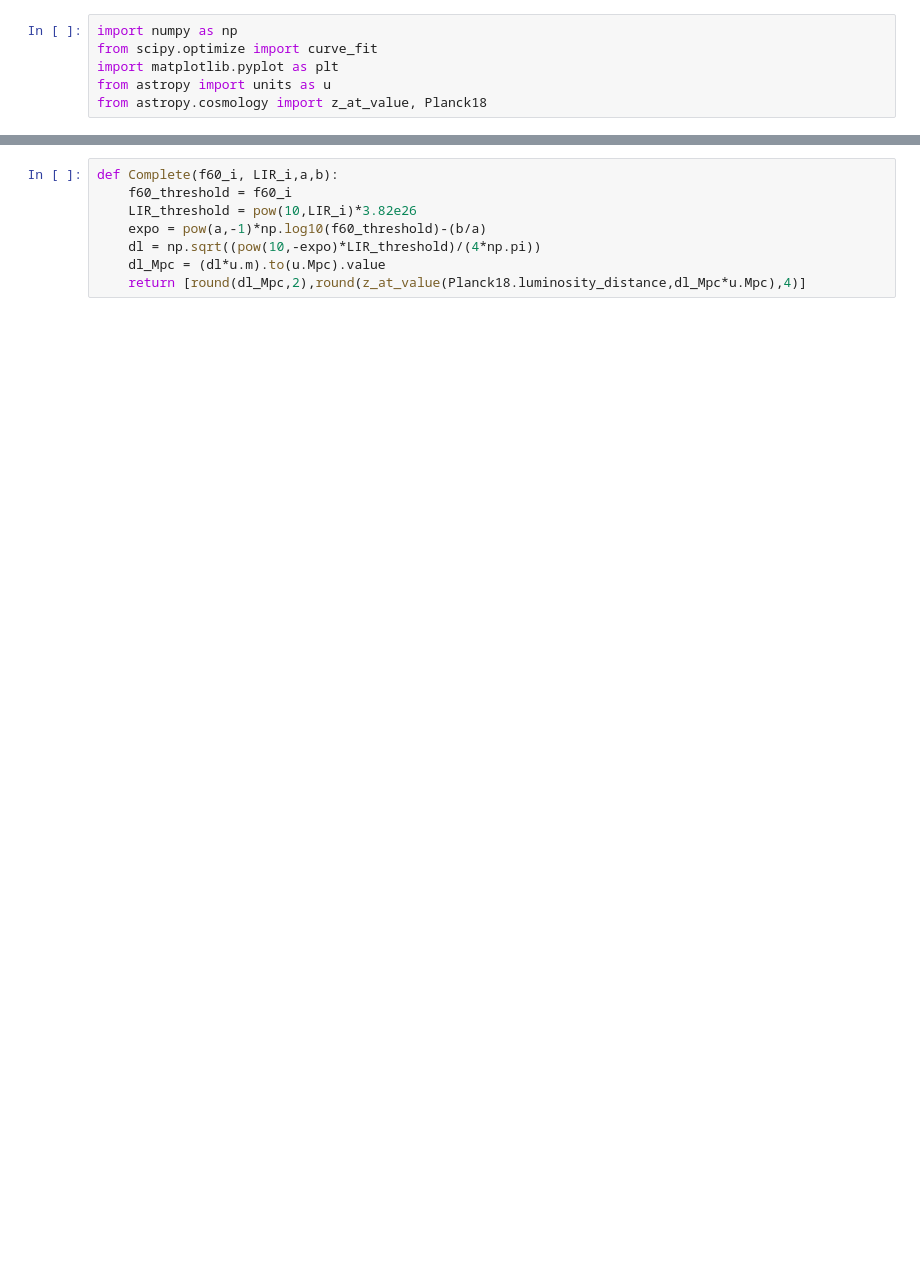
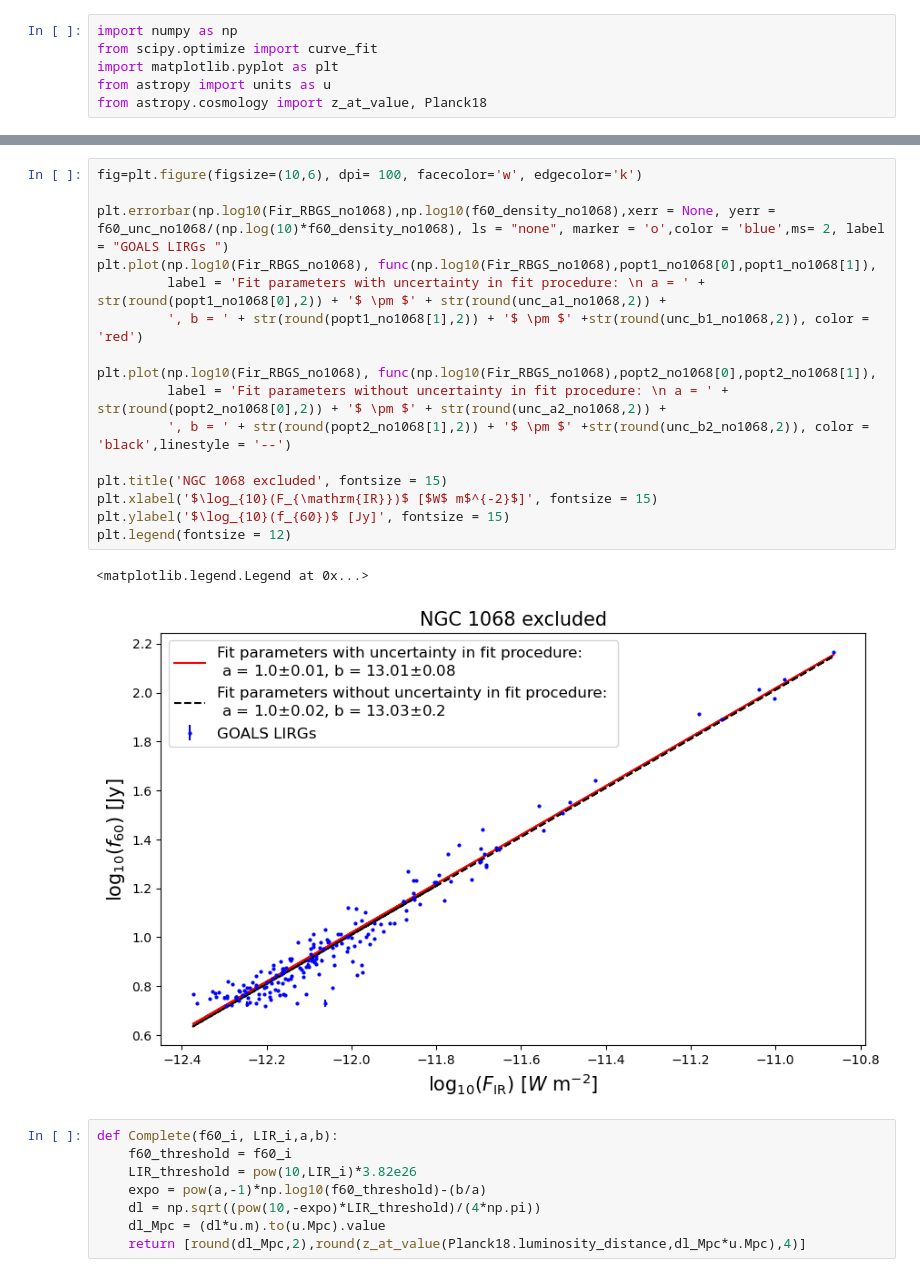
Before and after one commit to YarnoMerckx/diffuse-neutrino-flux-u-lirgs, a Jupyter notebook: Completeness_folder/Completeness.ipynb, the cells around one changed output, grey strips where cells are left out. Cells and saved outputs as stored; diff of their text form; blank space fills up the shorter version.

```diff
--- a/Completeness_folder/Completeness.ipynb
+++ b/Completeness_folder/Completeness.ipynb
@@ -40,3 +88,22 @@ plt.legend(fontsize = 15)
+# %%
+fig=plt.figure(figsize=(10,6), dpi= 100, facecolor='w', edgecolor='k')
+
+plt.errorbar(np.log10(Fir_RBGS_no1068),np.log10(f60_density_no1068),xerr = None, yerr = f60_unc_no1068/(np.log(10)*f60_density_no1068), ls = "none", marker = 'o',color = 'blue',ms= 2, label = "GOALS LIRGs ")
+plt.plot(np.log10(Fir_RBGS_no1068), func(np.log10(Fir_RBGS_no1068),popt1_no1068[0],popt1_no1068[1]),
+         label = 'Fit parameters with uncertainty in fit procedure: \n a = ' + str(round(popt1_no1068[0],2)) + '$ \pm $' + str(round(unc_a1_no1068,2)) +
+         ', b = ' + str(round(popt1_no1068[1],2)) + '$ \pm $' +str(round(unc_b1_no1068,2)), color = 'red')
+
+plt.plot(np.log10(Fir_RBGS_no1068), func(np.log10(Fir_RBGS_no1068),popt2_no1068[0],popt2_no1068[1]),
+         label = 'Fit parameters without uncertainty in fit procedure: \n a = ' + str(round(popt2_no1068[0],2)) + '$ \pm $' + str(round(unc_a2_no1068,2)) +
+         ', b = ' + str(round(popt2_no1068[1],2)) + '$ \pm $' +str(round(unc_b2_no1068,2)), color = 'black',linestyle = '--')
+
+plt.title('NGC 1068 excluded', fontsize = 15)
+plt.xlabel('$\log_{10}(F_{\mathrm{IR}})$ [$W$ m$^{-2}$]', fontsize = 15)
+plt.ylabel('$\log_{10}(f_{60})$ [Jy]', fontsize = 15)
+plt.legend(fontsize = 12)
+# %% [output]
+<matplotlib.legend.Legend at 0x...>
+[figure, added]
 # %%
 def Complete(f60_i, LIR_i,a,b):
     f60_threshold = f60_i
```
Also changed, not shown: parts of 9 cells of this notebook, 2 other files.
